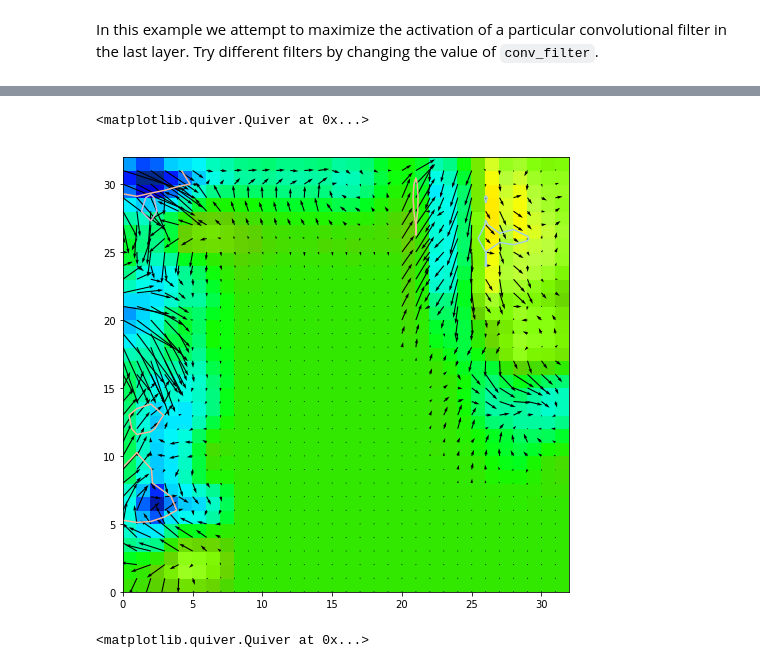
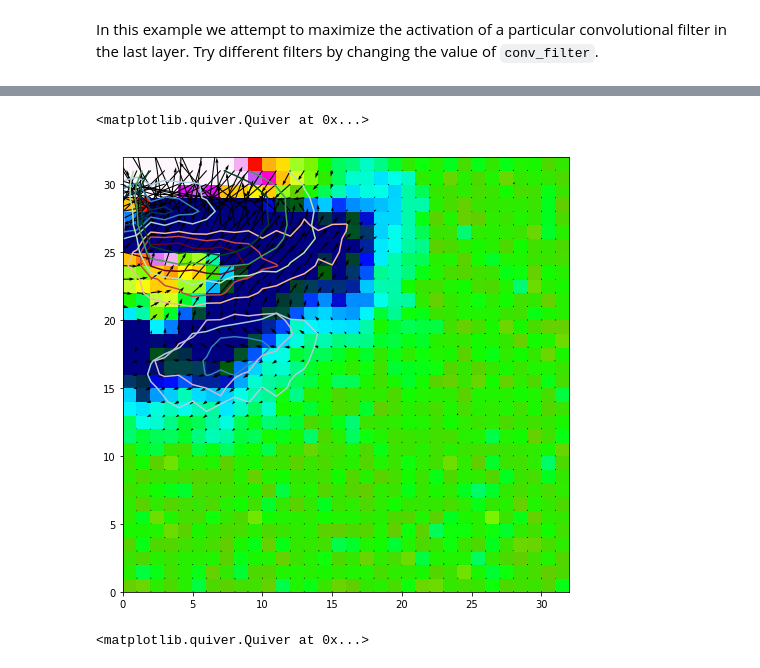
Before and after one commit to djgagne/swirlnet, a Jupyter notebook: notebooks/deep_swirl_tutorial.ipynb, the cells around one changed output, grey strips where cells are left out. Saved outputs shown, nothing was run; the diff lists cells and outputs as text; code cells hidden in the pictures.

Commit message:
Updated notebook with new conv net

```diff
--- a/notebooks/deep_swirl_tutorial.ipynb
+++ b/notebooks/deep_swirl_tutorial.ipynb
@@ -247,20 +249,27 @@ In addition to helping the network converge, we want to ensure that the network
 # %% [markdown]
 First we will build a dense neural network with Keras using the Model API.
 # %%
+def brier_score_keras(obs, preds):
+    return K.mean((preds - obs) ** 2)
+
+def brier_skill_score_keras(obs, preds):
+    climo = K.mean((obs - K.mean(obs)) ** 2)
+    return 1.0 - brier_score_keras(obs, preds) / climo
+
 # Input layer
 dense_in = Input(shape=all_in_data.shape[1:])
 # Flatten input layer into long vector
 dense = Flatten()(dense_in)
 # First hidden layer
-dense = Dense(64, kernel_regularizer=l2())(dense)
+dense = Dense(128, kernel_regularizer=l2())(dense)
 # Activation function for first hidden layer
 dense = Activation("relu")(dense)
-dense = Dropout(0.2)(dense)
+dense = Dropout(0.1)(dense)
 dense = BatchNormalization()(dense)
 # Second Hidden layer
-dense = Dense(64, kernel_regularizer=l2())(dense)
+dense = Dense(128, kernel_regularizer=l2())(dense)
 dense = Activation("relu")(dense)
-dense = Dropout(0.2)(dense)
+dense = Dropout(0.1)(dense)
 dense = BatchNormalization()(dense)
 # Output layer
 dense = Dense(1)(dense)
@@ -270,7 +279,7 @@ dense_model = Model(dense_in, dense)
 # Optimizer object
 opt_dense = SGD(lr=0.001, momentum=0.99, decay=1e-4, nesterov=True)
 # Compile model with optimizer and loss function
-dense_model.compile(opt_dense, "mse")
+dense_model.compile(opt_dense, "mse", metrics=[brier_skill_score_keras])
 # %% [markdown]
 An Optimizer controls how the model weights are updated. Two popular optimizers in Keras are SGD and Adam. Neural networks are generally optimized through the process of gradient descent, in which the values of network weights $\theta$ are updated based on the gradient of the loss function:
 
@@ -332,22 +341,23 @@ Epoch 10/10
 Next we build a convolutional neural network to predict the probability of a mesocyclone.
 # %%
 # Input data in shape (y, x, variable)
+l2_a= 0.001
 conv_net_in = Input(shape=all_in_data.shape[1:])
 # First 2D convolution Layer
-conv_net = Conv2D(16, (5, 5), padding="same", kernel_regularizer=l2())(conv_net_in)
+conv_net = Conv2D(16, (5, 5), padding="same", kernel_regularizer=l2(l2_a))(conv_net_in)
 conv_net = Activation("relu")(conv_net)
-conv_net = Dropout(0.2)(conv_net)
+conv_net = Dropout(0.1)(conv_net)
 # Average pooling takes the mean in a 2x2 neighborhood to reduce the image size
 conv_net = AveragePooling2D()(conv_net)
 # Second set of convolution and pooling layers
-conv_net = Conv2D(32, (5, 5), padding="same", kernel_regularizer=l2())(conv_net)
+conv_net = Conv2D(32, (5, 5), padding="same", kernel_regularizer=l2(l2_a))(conv_net)
 conv_net = Activation("relu")(conv_net)
-conv_net = Dropout(0.2)(conv_net)
+conv_net = Dropout(0.1)(conv_net)
 conv_net = AveragePooling2D()(conv_net)
 # Third set of convolution and pooling layers
-conv_net = Conv2D(64, (5, 5), padding="same", kernel_regularizer=l2())(conv_net)
+conv_net = Conv2D(64, (5, 5), padding="same", kernel_regularizer=l2(l2_a))(conv_net)
 conv_net = Activation("relu")(conv_net)
-conv_net = Dropout(0.2)(conv_net)
+conv_net = Dropout(0.1)(conv_net)
 conv_net = AveragePooling2D()(conv_net)
 # Flatten the last convolutional layer into a long feature vector
 conv_net = Flatten()(conv_net)
@@ -357,7 +367,7 @@ conv_net = Activation("sigmoid")(conv_net)
 conv_model = Model(conv_net_in, conv_net)
 # Use the Adam optimizer with default parameters
 opt = Adam()
-conv_model.compile(opt, "binary_crossentropy", metrics=["mse"])
+conv_model.compile(opt, "mse", metrics=[brier_skill_score_keras])
 # %%
 conv_model.summary()
 # %% [output]
@@ -380,7 +390,7 @@ Non-trainable params: 0
 _________________________________________________________________
 # %%
 conv_hist = conv_model.fit(norm_in_data[train_indices], vort_labels[train_indices],
-                           batch_size=128, epochs=10, verbose=2,
+                           batch_size=1024, epochs=20, verbose=2,
                           validation_data=(norm_in_data[test_indices], vort_labels[test_indices]))
 # %% [output]
 Train on 111572 samples, validate on 62103 samples
@@ -512,7 +524,7 @@ iterate = K.function([conv_model.input, K.learning_phase()],
 #input_img_data = np.random.normal(scale=0.1, size=(1, 32, 32, len(in_vars)))
 input_img_data = np.zeros(shape=(1, 32, 32, len(in_vars)))
 
-for i in range(30):
+for i in range(20):
     out_loss, out_grad = iterate([input_img_data, 0])
     input_img_data -= out_grad * 0.1
     print(out_loss)
@@ -605,15 +620,15 @@ Text(0.5,0.98,'Convolution Filter Weights')
 # %% [markdown]
 In this example we attempt to maximize the activation of a particular convolutional filter in the last layer. Try different filters by changing the value of `conv_filter`.
 # %%
-conv_filter = 37
+conv_filter = 25
 #n_range = slice(conv_filter * 16, conv_filter * 16 + 16)
-out_diff = K.abs(K.mean(conv_model.layers[-4].output[0, :, :, conv_filter]) - 3)
+out_diff = K.abs(K.max(conv_model.layers[-4].output[0, :, :, conv_filter]) - 3)
 grad = K.gradients(out_diff, [conv_model.input])[0]
 grad /= K.maximum(K.sqrt(K.mean(grad ** 2)), K.epsilon())
 iterate = K.function([conv_model.input, K.learning_phase()],
                          [out_diff, grad])
-#input_img_data_neuron = np.random.normal(scale=0.1, size=(1, 32, 32, len(in_vars)))
-input_img_data_neuron = np.zeros((1, 32, 32, len(in_vars)))
+input_img_data_neuron = np.random.normal(scale=0.1, size=(1, 32, 32, len(in_vars)))
+#input_img_data_neuron = np.zeros((1, 32, 32, len(in_vars)))
 for i in range(20):
     out_loss, out_grad = iterate([input_img_data_neuron, 1])
     input_img_data_neuron -= out_grad * 0.1
@@ -651,5 +666,5 @@ plt.quiver(input_img_data_neuron[0, :, :, 3], input_img_data_neuron[0, :, :, 4])
 <matplotlib.quiver.Quiver at 0x...>
-[figure, old version]
+[figure, new version]
 # %%
 rot_ex = max_vort.argmax()
 plt.figure(figsize=(8, 8))
```
Also changed, not shown: parts of 16 cells of this notebook.
